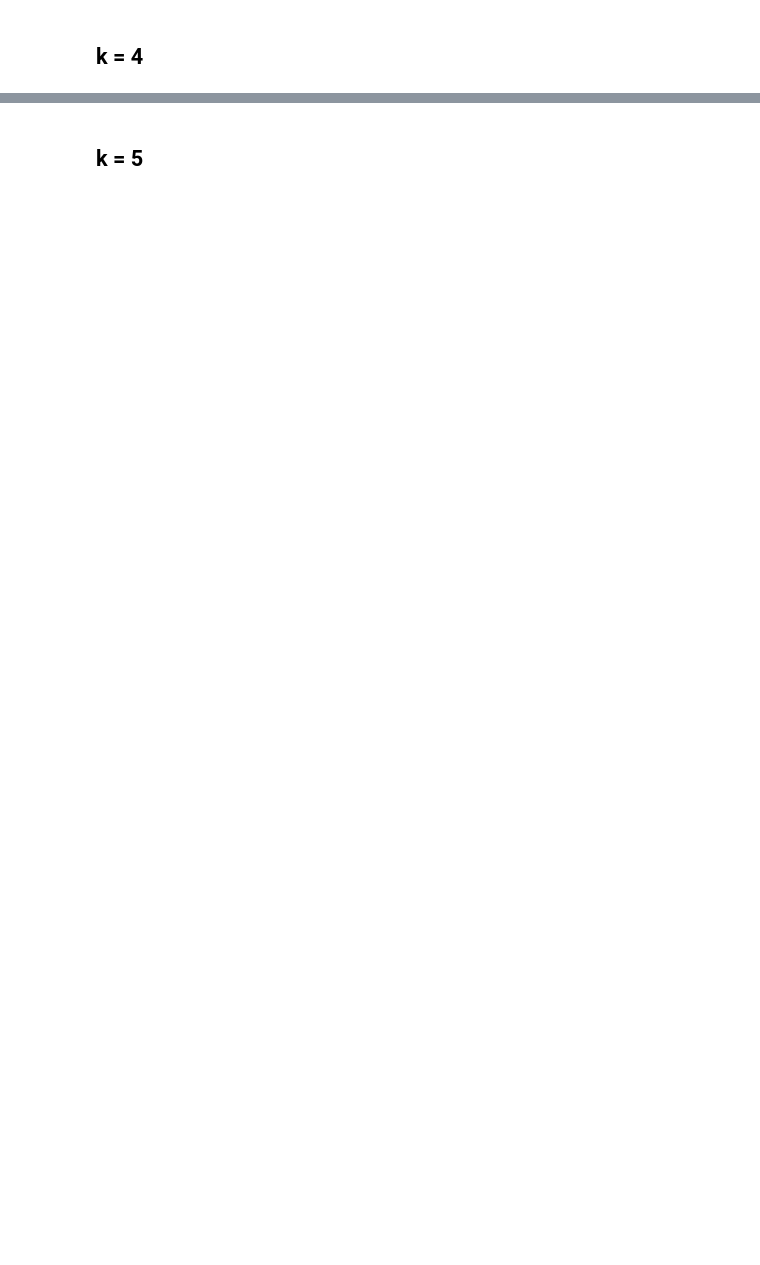
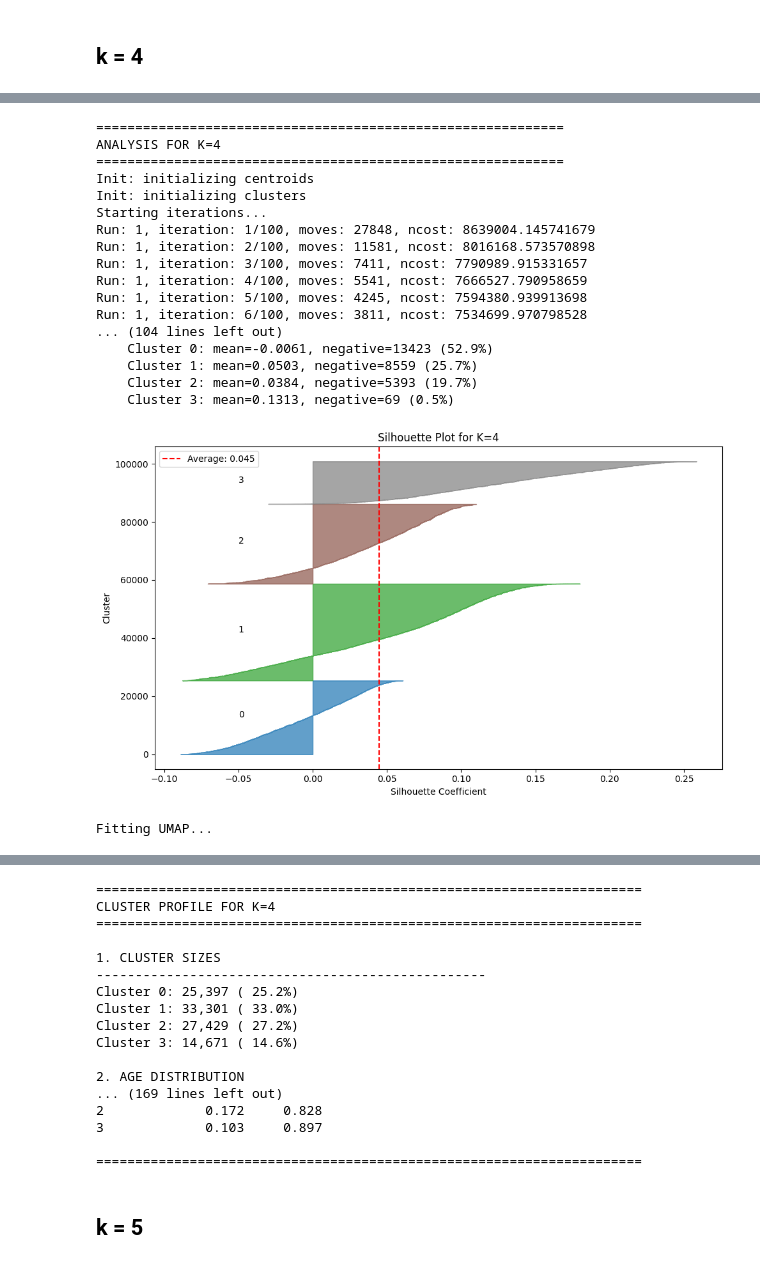
Before and after one commit to beckhamtoh/CS3244-Gun-Violence, a Jupyter notebook: notebooks/clustering.ipynb, the cells around one changed output, grey strips where cells are left out. Cells and saved outputs as stored; diff of their text form; code cells hidden in the pictures; blank space fills up the shorter version.

```diff
--- a/notebooks/clustering.ipynb
+++ b/notebooks/clustering.ipynb
@@ -344,0 +275,25 @@ Note: you may need to restart the kernel to use updated packages.
+# %%
+labels_4, model_4, profile_4, cat_4, sil_4 = run_kprototypes_analysis(
+    k=4, X_kproto=X_kproto, categorical_indices=categorical_indices,
+    df=df, df_cluster=df_cluster, pre=pre
+)
+# %% [output]
+============================================================
+ANALYSIS FOR K=4
+============================================================
+Init: initializing centroids
+Init: initializing clusters
+Starting iterations...
+Run: 1, iteration: 1/100, moves: 27848, ncost: 8639004.145741679
+Run: 1, iteration: 2/100, moves: 11581, ncost: 8016168.573570898
+Run: 1, iteration: 3/100, moves: 7411, ncost: 7790989.915331657
+Run: 1, iteration: 4/100, moves: 5541, ncost: 7666527.790958659
+Run: 1, iteration: 5/100, moves: 4245, ncost: 7594380.939913698
+Run: 1, iteration: 6/100, moves: 3811, ncost: 7534699.970798528
+... (104 lines left out)
+    Cluster 0: mean=-0.0061, negative=13423 (52.9%)
+    Cluster 1: mean=0.0503, negative=8559 (25.7%)
+    Cluster 2: mean=0.0384, negative=5393 (19.7%)
+    Cluster 3: mean=0.1313, negative=69 (0.5%)
+[figure, added]
+Fitting UMAP...
@@ -345,2 +301,19 @@ Note: you may need to restart the kernel to use updated packages.
+======================================================================
+CLUSTER PROFILE FOR K=4
+======================================================================
+
+1. CLUSTER SIZES
+--------------------------------------------------
+Cluster 0: 25,397 ( 25.2%)
+Cluster 1: 33,301 ( 33.0%)
+Cluster 2: 27,429 ( 27.2%)
+Cluster 3: 14,671 ( 14.6%)
+
+2. AGE DISTRIBUTION
+... (169 lines left out)
+2             0.172     0.828
+3             0.103     0.897
+
+======================================================================
 # %% [markdown]
 ## k = 5
```
Also changed, not shown: parts of 30 cells of this notebook.
